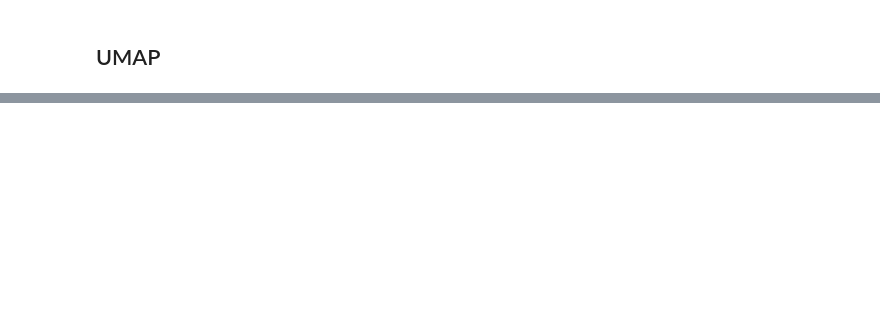
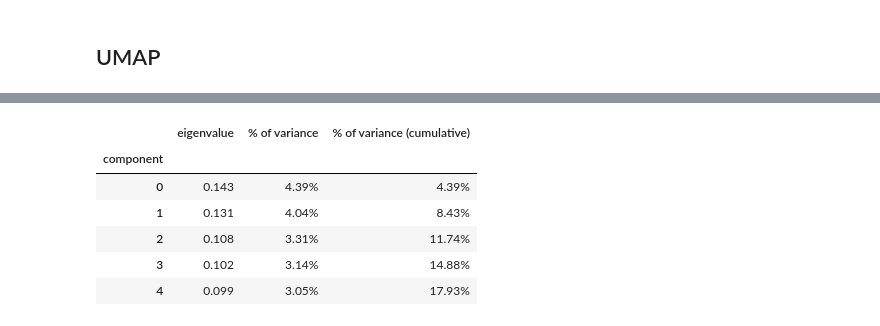
Before and after one commit to MagicalKyaru/ProjetIA_CESI, a Jupyter notebook: 1.5 Clustering.ipynb, the cells around one changed output, grey strips where cells are left out. Cells and saved outputs as stored; diff of their text form; code cells hidden in the pictures; blank space fills up the shorter version.

```diff
--- a/1.5 Clustering.ipynb
+++ b/1.5 Clustering.ipynb
@@ -92,2 +121,22 @@ mca.eigenvalues_summary
+# %%
+mca = prince.MCA(
+    n_components=5,
+    n_iter=10,
+    copy=True,
+    check_input=True,
+    engine='sklearn',
+    random_state=42
+)
+mca = mca.fit(dataset)
+
+mca.eigenvalues_summary
+# %% [output]
+|  | eigenvalue | % of variance | % of variance (cumulative) |
+| component |  |  |  |
+| 0 | 0.143 | 4.39% | 4.39% |
+| 1 | 0.131 | 4.04% | 8.43% |
+| 2 | 0.108 | 3.31% | 11.74% |
+| 3 | 0.102 | 3.14% | 14.88% |
+| 4 | 0.099 | 3.05% | 17.93% |
 # %%
 mca.row_coordinates(dataset).head()
```
Also changed, not shown: parts of 30 cells of this notebook.
